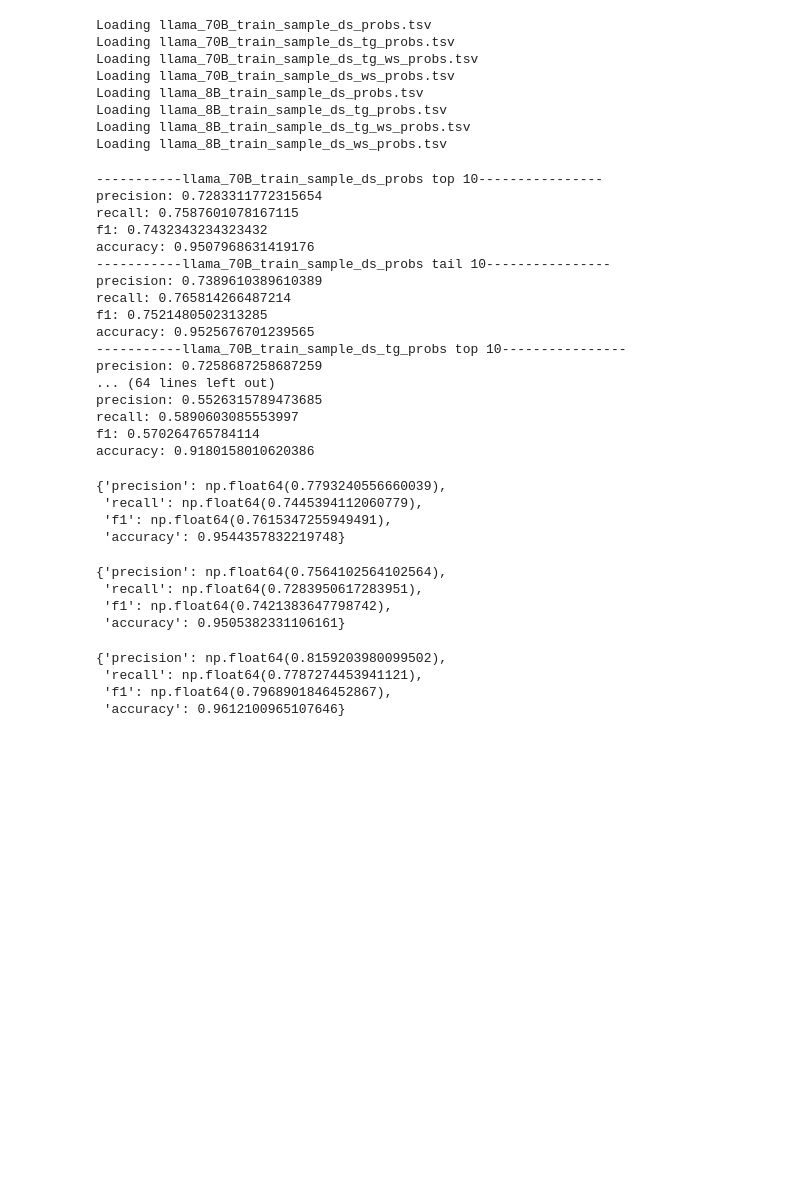
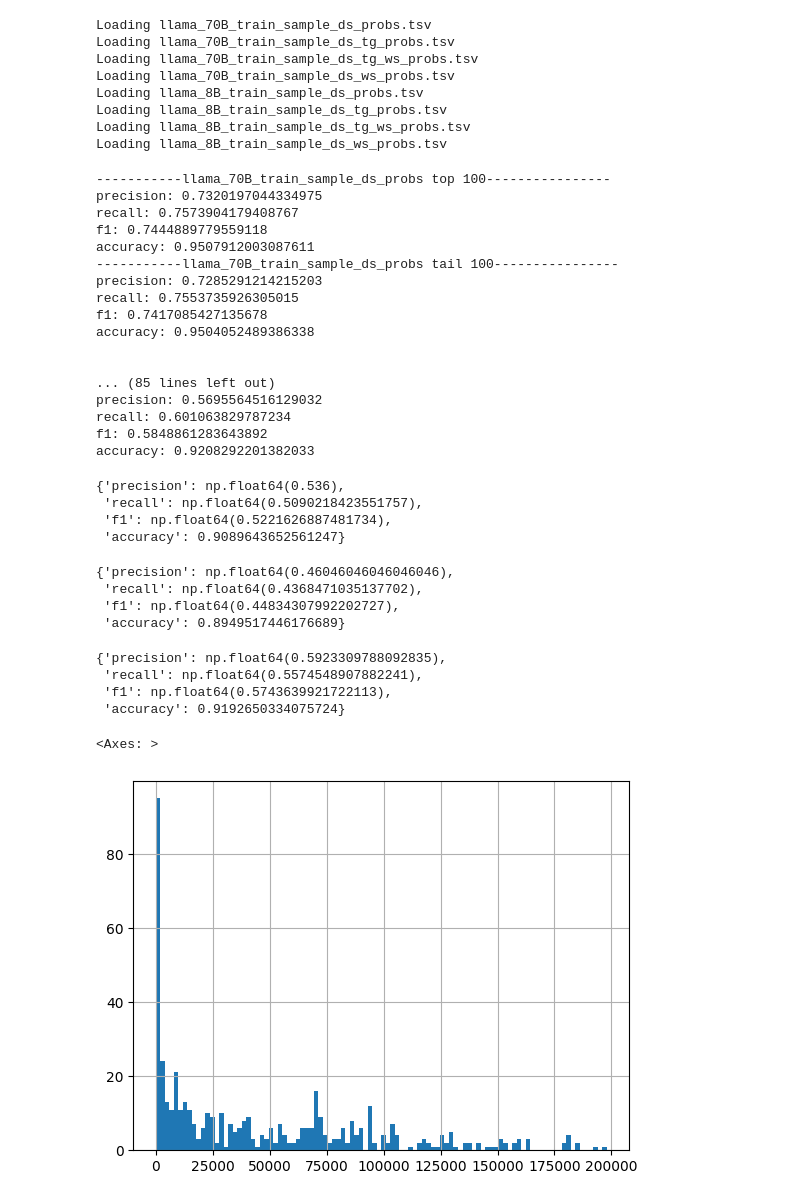
Before and after one commit to b-l-a-i-n/knowledge_fusion, a Jupyter notebook: notebooks/wikimedia.ipynb, the cells around one changed output. Cells and saved outputs as stored; diff of their text form; code cells hidden in the pictures; blank space fills up the shorter version.

```diff
--- a/notebooks/wikimedia.ipynb
+++ b/notebooks/wikimedia.ipynb
@@ -151,14 +152,14 @@ init_preds(df_ws)
 df_ds = pd.read_csv(file_ds, sep='\t')
 init_preds(df_ds)
 # %%
-anal_dir = "../analysis/"
-all_files = os.listdir(anal_dir)
+an_dir = "../analysis/"
+all_files = os.listdir(an_dir)
 data = {}
 
 for file in all_files:
     print(f"Loading {file}")
     name = file.split(".")[0]
-    filepath = os.path.join(anal_dir, file)
+    filepath = os.path.join(an_dir, file)
     df_ = pd.read_csv(filepath, sep='\t')
     init_preds(df_)
     data[name] = df_
@@ -172,7 +173,7 @@ Loading llama_8B_train_sample_ds_tg_probs.tsv
 Loading llama_8B_train_sample_ds_tg_ws_probs.tsv
 Loading llama_8B_train_sample_ds_ws_probs.tsv
 # %%
-top_questions = 10
+top_questions = 100
 
 predictions = {}
 
@@ -190,27 +191,28 @@ for name, df_ in data.items():
     metrics = default_evaluation(df_slice["prediction"], df_slice["correct"])
     for k, v in metrics.items():
         print(f"{k}: {v}")
+    print("\n\n")
 # %% [output]
------------llama_70B_train_sample_ds_probs top 10----------------
-precision: 0.7283311772315654
-recall: 0.7587601078167115
-f1: 0.7432343234323432
-accuracy: 0.9507968631419176
------------llama_70B_train_sample_ds_probs tail 10----------------
-precision: 0.7389610389610389
-recall: 0.765814266487214
-f1: 0.7521480502313285
-accuracy: 0.9525676701239565
------------llama_70B_train_sample_ds_tg_probs top 10----------------
-precision: 0.7258687258687259
-... (64 lines left out)
-precision: 0.5526315789473685
-recall: 0.5890603085553997
-f1: 0.570264765784114
-accuracy: 0.9180158010620386
+-----------llama_70B_train_sample_ds_probs top 100----------------
+precision: 0.7320197044334975
+recall: 0.7573904179408767
+f1: 0.7444889779559118
+accuracy: 0.9507912003087611
+-----------llama_70B_train_sample_ds_probs tail 100----------------
+precision: 0.7285291214215203
+recall: 0.7553735926305015
+f1: 0.7417085427135678
+accuracy: 0.9504052489386338
+
+
+... (85 lines left out)
+precision: 0.5695564516129032
+recall: 0.601063829787234
+f1: 0.5848861283643892
+accuracy: 0.9208292201382033
 # %%
-ds_name = 'llama_70B_train_sample_ds_probs'
-ws_name = 'llama_70B_train_sample_ds_ws_probs'
+ds_name = 'llama_8B_train_sample_ds_probs'
+ws_name = 'llama_8B_train_sample_ds_ws_probs'
 
 ds_predictions = predictions[ds_name]
 ws_predictions = predictions[ws_name]
@@ -229,21 +231,29 @@ df_new["final_prediction"] = df_new.apply(lambda row: row["ds_prediction"] if ro
 # %%
 default_evaluation(df_new["correct"], df_new["final_prediction"])
 # %% [output]
-{'precision': np.float64(0.7793240556660039),
- 'recall': np.float64(0.7445394112060779),
- 'f1': np.float64(0.7615347255949491),
- 'accuracy': 0.9544357832219748}
+{'precision': np.float64(0.536),
+ 'recall': np.float64(0.5090218423551757),
+ 'f1': np.float64(0.5221626887481734),
+ 'accuracy': 0.9089643652561247}
 # %%
 default_evaluation(df_new["correct"], df_new["ds_prediction"])
 # %% [output]
-{'precision': np.float64(0.7564102564102564),
- 'recall': np.float64(0.7283950617283951),
- 'f1': np.float64(0.7421383647798742),
- 'accuracy': 0.9505382331106161}
+{'precision': np.float64(0.46046046046046046),
+ 'recall': np.float64(0.4368471035137702),
+ 'f1': np.float64(0.44834307992202727),
+ 'accuracy': 0.8949517446176689}
 # %%
 default_evaluation(df_new["correct"], df_new["ws_prediction"])
 # %% [output]
-{'precision': np.float64(0.8159203980099502),
- 'recall': np.float64(0.7787274453941121),
- 'f1': np.float64(0.7968901846452867),
- 'accuracy': 0.9612100965107646}
+{'precision': np.float64(0.5923309788092835),
+ 'recall': np.float64(0.5574548907882241),
+ 'f1': np.float64(0.5743639921722113),
+ 'accuracy': 0.9192650334075724}
+# %%
+df_ds_false = df_new[(df_new.ds_prediction != df_new.correct) & (df_new.ws_prediction == df_new.correct)]
+df_ds_true = df_new[(df_new.ds_prediction == df_new.correct) & (df_new.ws_prediction != df_new.correct)]
+# %%
+df_ds_false[df_ds_false.ds_popularity < 0.2e6].ds_popularity.hist(bins=100)
+# %% [output]
+<Axes: >
+[figure, added]
```
Also changed, not shown: parts of 7 cells of this notebook.
